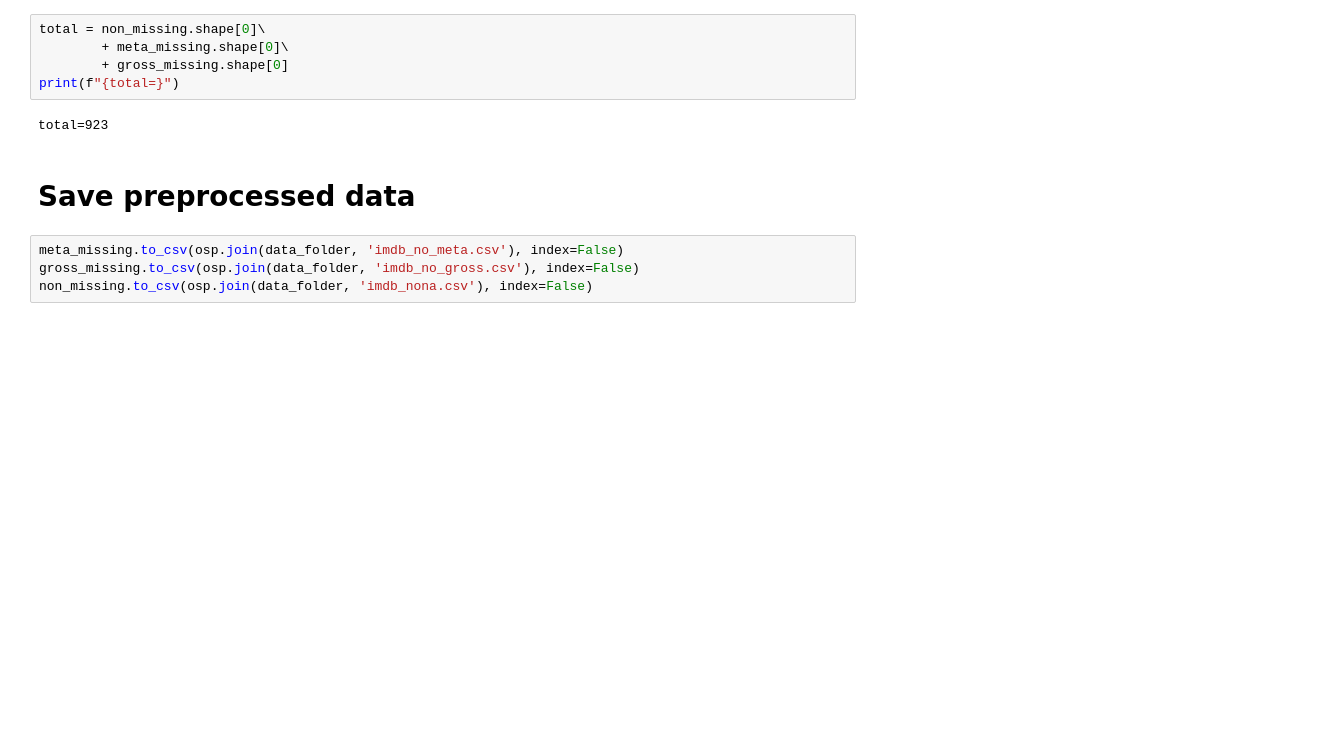
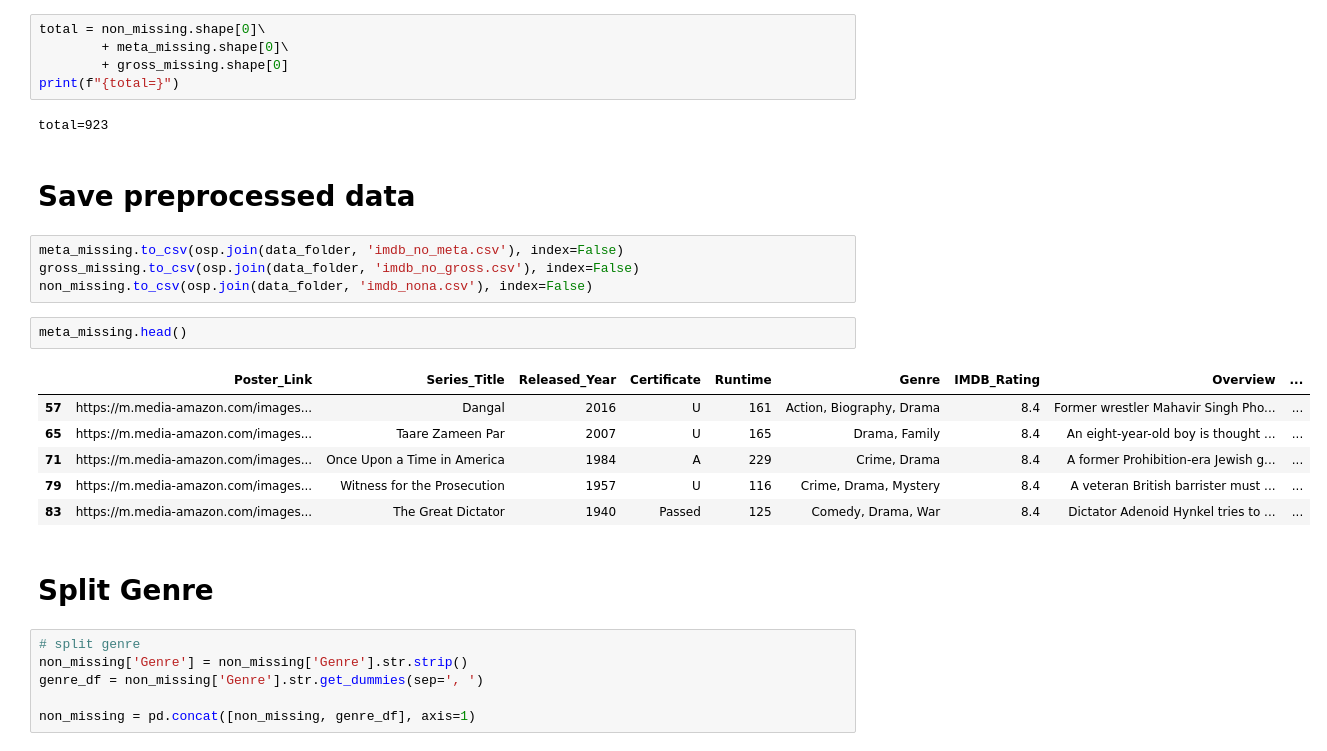
Before and after one commit to Ngoc-Cac/BI-Group4, a Jupyter notebook: src/Preprocess/preprocess-ver1.ipynb, the cells around one changed output. Cells and saved outputs as stored; diff of their text form; blank space fills up the shorter version.

```diff
--- a/src/Preprocess/preprocess-ver1.ipynb
+++ b/src/Preprocess/preprocess-ver1.ipynb
@@ -186,3 +187,20 @@ total=923
 meta_missing.to_csv(osp.join(data_folder, 'imdb_no_meta.csv'), index=False)
 gross_missing.to_csv(osp.join(data_folder, 'imdb_no_gross.csv'), index=False)
 non_missing.to_csv(osp.join(data_folder, 'imdb_nona.csv'), index=False)
+# %%
+meta_missing.head()
+# %% [output]
+|  | Poster_Link | Series_Title | Released_Year | Certificate | Runtime | Genre | IMDB_Rating | Overview | ... |
+| 57 | https://m.media-amazon.com/images... | Dangal | 2016 | U | 161 | Action, Biography, Drama | 8.4 | Former wrestler Mahavir Singh Pho... | ... |
+| 65 | https://m.media-amazon.com/images... | Taare Zameen Par | 2007 | U | 165 | Drama, Family | 8.4 | An eight-year-old boy is thought ... | ... |
+| 71 | https://m.media-amazon.com/images... | Once Upon a Time in America | 1984 | A | 229 | Crime, Drama | 8.4 | A former Prohibition-era Jewish g... | ... |
+| 79 | https://m.media-amazon.com/images... | Witness for the Prosecution | 1957 | U | 116 | Crime, Drama, Mystery | 8.4 | A veteran British barrister must ... | ... |
+| 83 | https://m.media-amazon.com/images... | The Great Dictator | 1940 | Passed | 125 | Comedy, Drama, War | 8.4 | Dictator Adenoid Hynkel tries to ... | ... |
+# %% [markdown]
+# Split Genre
+# %%
+# split genre
+non_missing['Genre'] = non_missing['Genre'].str.strip()
+genre_df = non_missing['Genre'].str.get_dummies(sep=', ')
+
+non_missing = pd.concat([non_missing, genre_df], axis=1)
```
Also changed, not shown: parts of 7 cells of this notebook.
